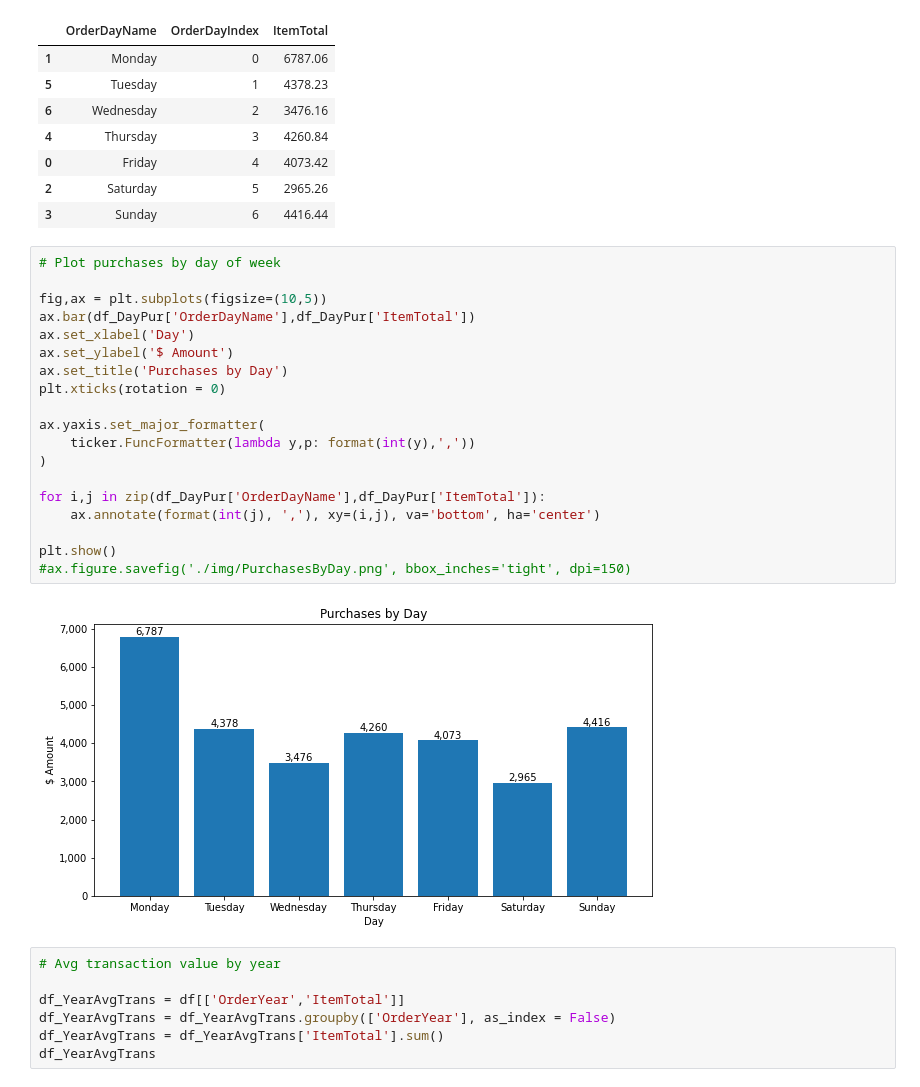
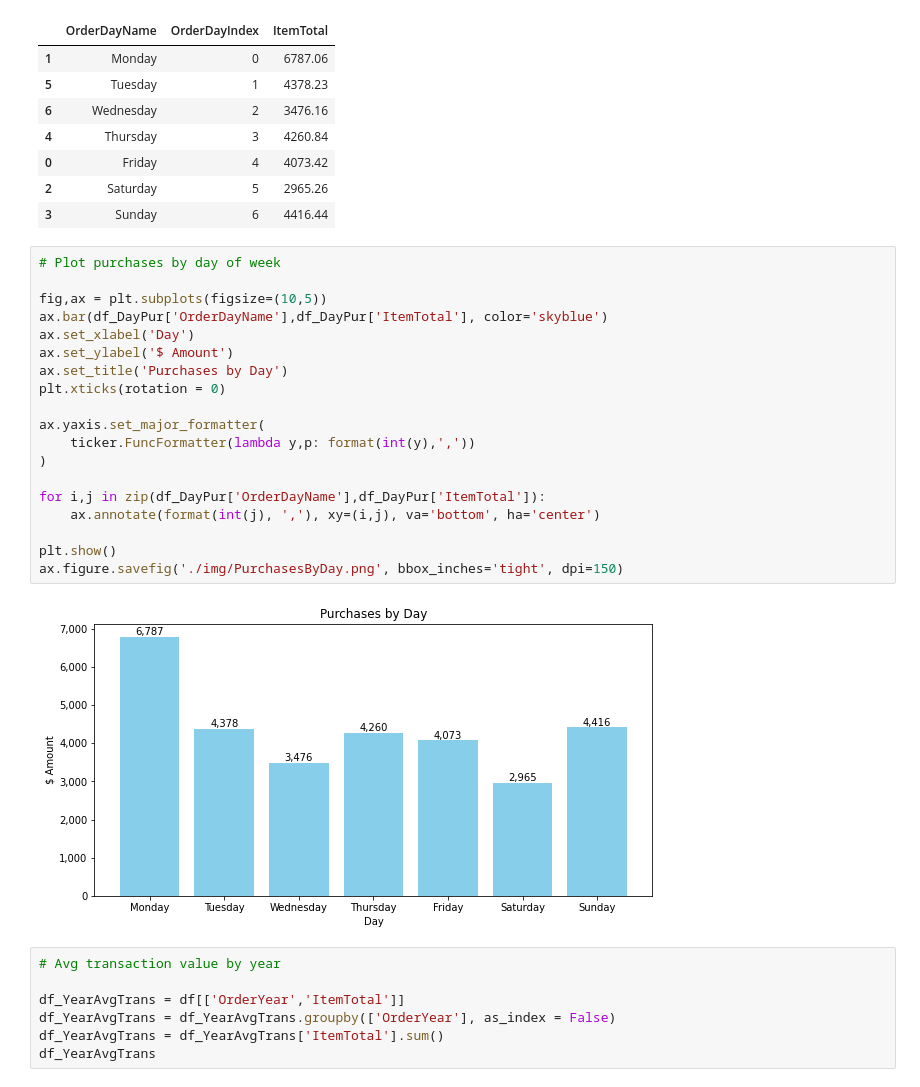
Before and after one commit to AmitSamra/AmazonOrderHistoryAirflowAWS, a Jupyter notebook: AmazonOrderHistoryAirflowAWS_input.ipynb, the cells around one changed output. Drawn from its saved outputs; the diff is of its cells as text.

Commit message:
Updated plot formatting

```diff
--- a/AmazonOrderHistoryAirflowAWS_input.ipynb
+++ b/AmazonOrderHistoryAirflowAWS_input.ipynb
@@ -457,24 +457,24 @@ df_DayPur
 # %%
 # Plot purchases by day of week
 
 fig,ax = plt.subplots(figsize=(10,5))
-ax.bar(df_DayPur['OrderDayName'],df_DayPur['ItemTotal'])
+ax.bar(df_DayPur['OrderDayName'],df_DayPur['ItemTotal'], color='skyblue')
 ax.set_xlabel('Day')
 ax.set_ylabel('$ Amount')
 ax.set_title('Purchases by Day')
 plt.xticks(rotation = 0)
 
 ax.yaxis.set_major_formatter(
     ticker.FuncFormatter(lambda y,p: format(int(y),','))
 )
 
 for i,j in zip(df_DayPur['OrderDayName'],df_DayPur['ItemTotal']):
     ax.annotate(format(int(j), ','), xy=(i,j), va='bottom', ha='center')
 
 plt.show()
-#ax.figure.savefig('./img/PurchasesByDay.png', bbox_inches='tight', dpi=150)
+ax.figure.savefig('./img/PurchasesByDay.png', bbox_inches='tight', dpi=150)
 # %% [output]
-[figure, old version]
+[figure, new version]
 # %%
 # Avg transaction value by year
 
```
Also changed, not shown: parts of 5 cells of this notebook, 7 other files.
